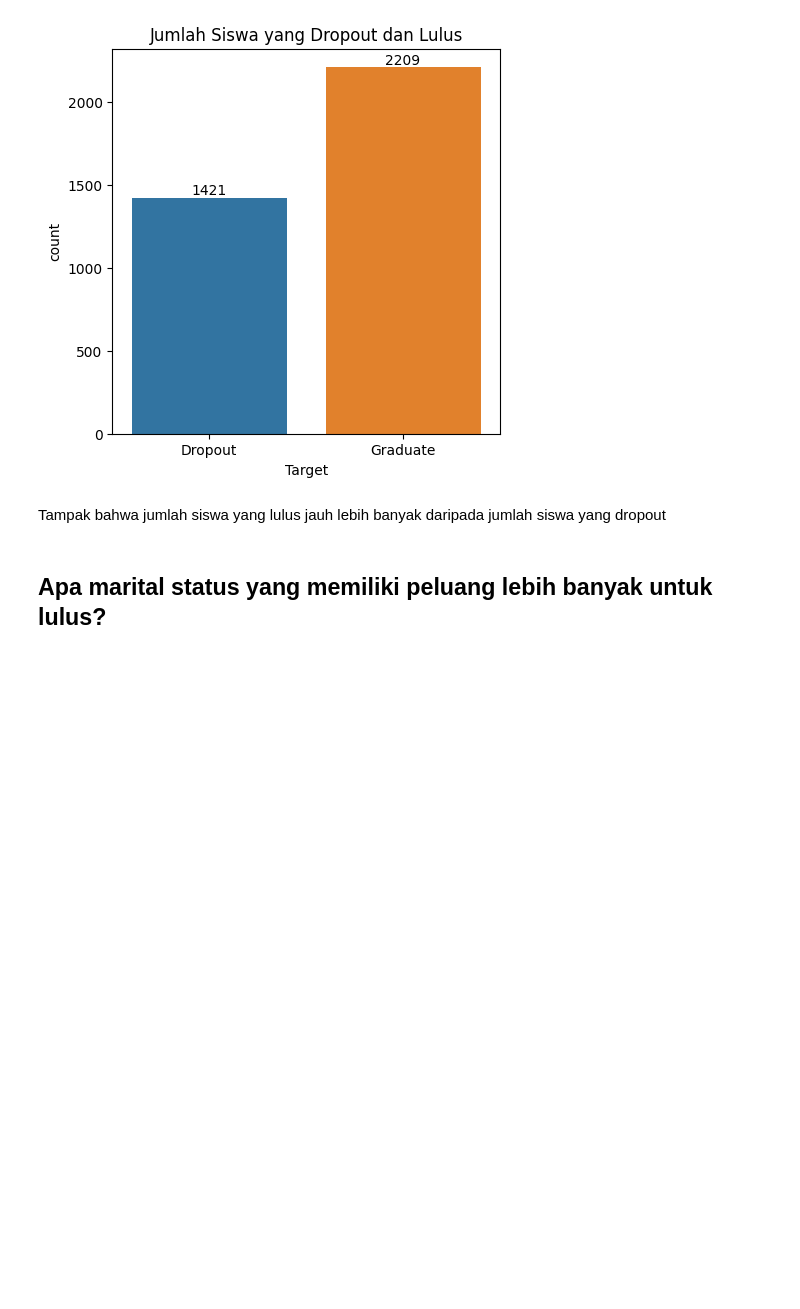
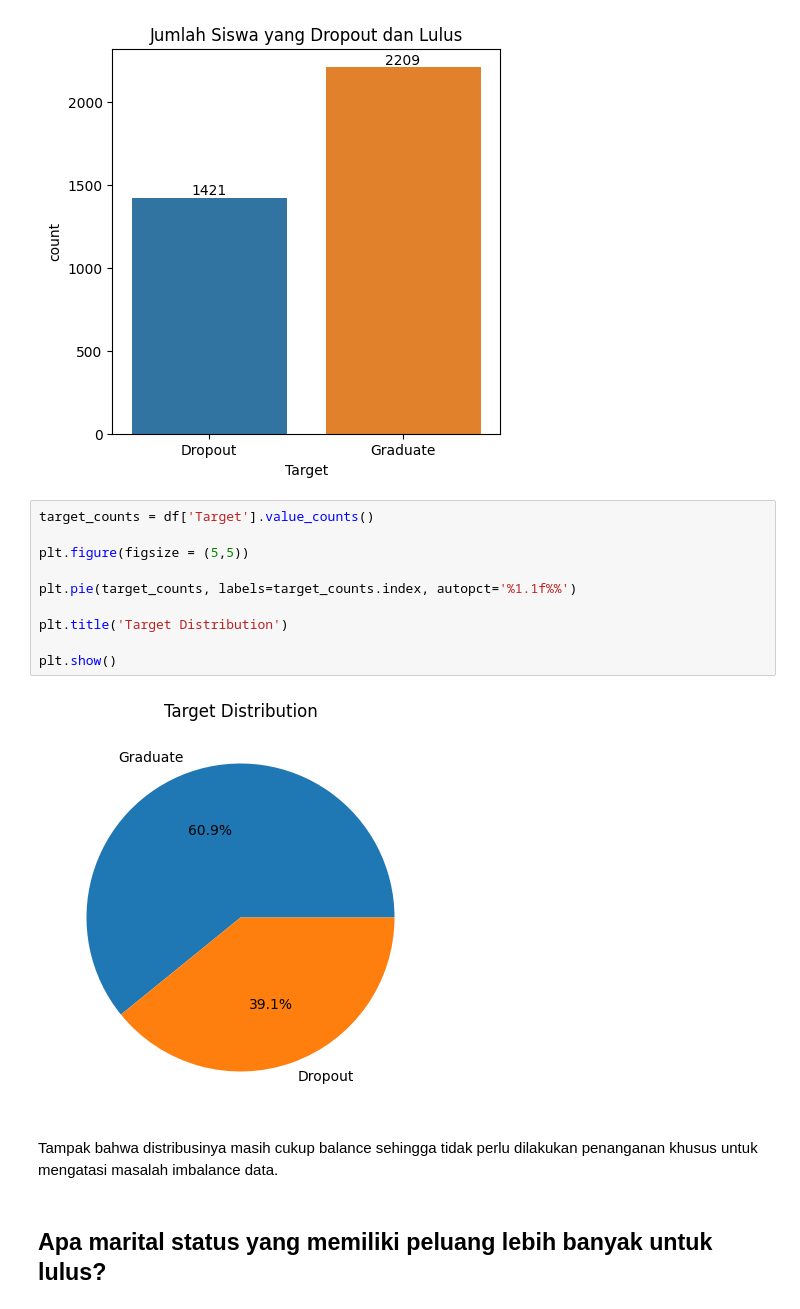
Before and after one commit to NandoAACF/Student-Dropout-Prediction, a Jupyter notebook: EDA_Notebook.ipynb, the cells around one changed output. Cells and saved outputs as stored; diff of their text form; blank space fills up the shorter version.

```diff
--- a/EDA_Notebook.ipynb
+++ b/EDA_Notebook.ipynb
@@ -108,8 +109,20 @@ plt.show
 # %% [output]
 <function matplotlib.pyplot.show(close=None, block=None)>
 [figure]
-# %% [markdown]
-Tampak bahwa jumlah siswa yang lulus jauh lebih banyak daripada jumlah siswa yang dropout
+# %%
+target_counts = df['Target'].value_counts()
+
+plt.figure(figsize = (5,5))
+
+plt.pie(target_counts, labels=target_counts.index, autopct='%1.1f%%')
+
+plt.title('Target Distribution')
+
+plt.show()
+# %% [output]
+[figure, added]
+# %% [markdown]
+Tampak bahwa distribusinya masih cukup balance sehingga tidak perlu dilakukan penanganan khusus untuk mengatasi masalah imbalance data.
 # %% [markdown]
 ## **Apa marital status yang memiliki peluang lebih banyak untuk lulus?**
 # %%
```
Also changed, not shown: parts of 35 cells of this notebook, 2 other files.
